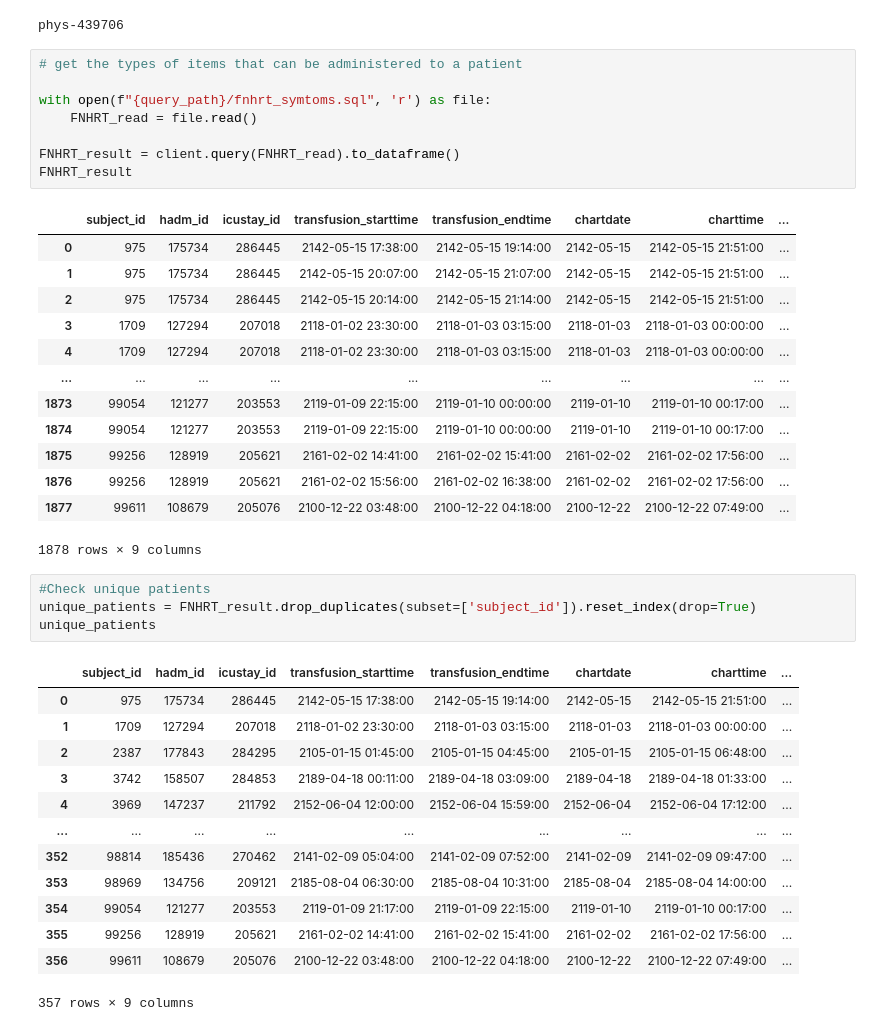
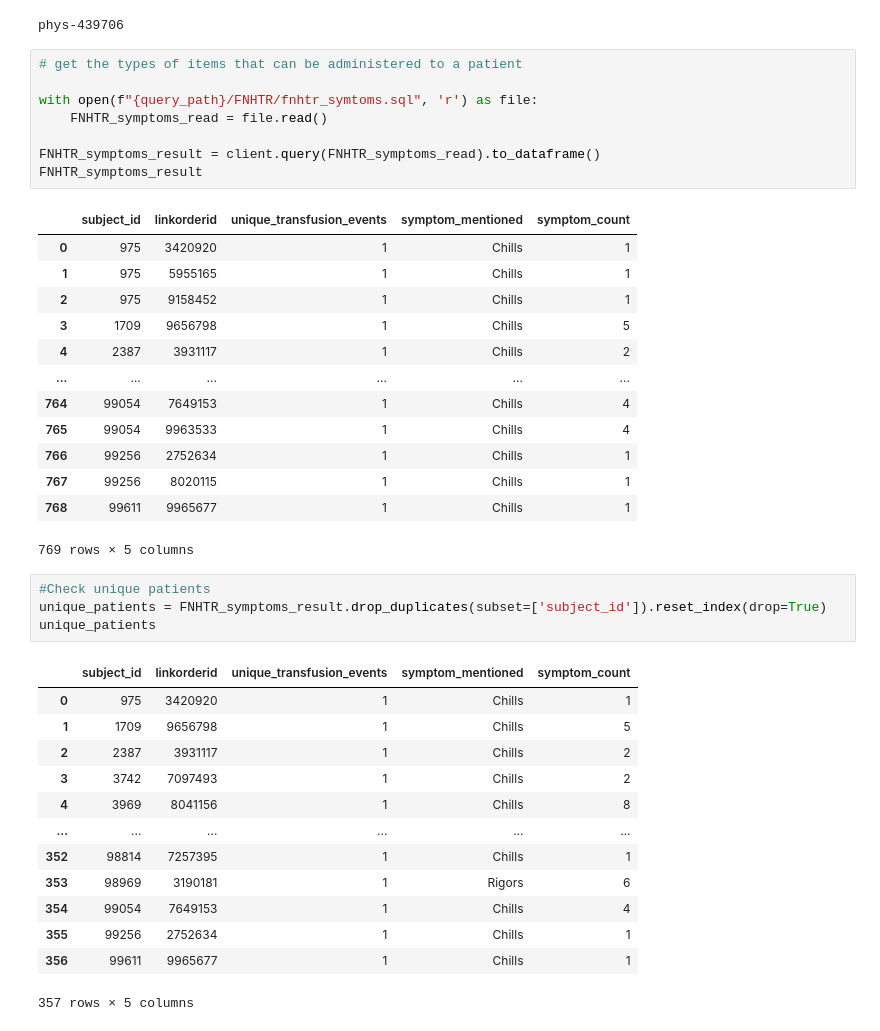
Before and after one commit to kmorhun/tranfusion-reactions, a Jupyter notebook: exploratory_data_analysis/fnhrt_symptoms.ipynb, the cells around one changed output. Saved outputs shown, nothing was run; the diff lists cells and outputs as text.

```diff
--- a/exploratory_data_analysis/fnhrt_symptoms.ipynb
+++ b/exploratory_data_analysis/fnhrt_symptoms.ipynb
@@ -18,42 +18,42 @@ phys-439706
 # %%
 # get the types of items that can be administered to a patient
 
-with open(f"{query_path}/fnhrt_symtoms.sql", 'r') as file:
-    FNHRT_read = file.read()
+with open(f"{query_path}/FNHTR/fnhtr_symtoms.sql", 'r') as file:
+    FNHTR_symptoms_read = file.read()
 
-FNHRT_result = client.query(FNHRT_read).to_dataframe()
-FNHRT_result
+FNHTR_symptoms_result = client.query(FNHTR_symptoms_read).to_dataframe()
+FNHTR_symptoms_result
 # %% [output]
-|  | subject_id | hadm_id | icustay_id | transfusion_starttime | transfusion_endtime | chartdate | charttime | ... |
-| 0 | 975 | 175734 | 286445 | 2142-05-15 17:38:00 | 2142-05-15 19:14:00 | 2142-05-15 | 2142-05-15 21:51:00 | ... |
-| 1 | 975 | 175734 | 286445 | 2142-05-15 20:07:00 | 2142-05-15 21:07:00 | 2142-05-15 | 2142-05-15 21:51:00 | ... |
-| 2 | 975 | 175734 | 286445 | 2142-05-15 20:14:00 | 2142-05-15 21:14:00 | 2142-05-15 | 2142-05-15 21:51:00 | ... |
-| 3 | 1709 | 127294 | 207018 | 2118-01-02 23:30:00 | 2118-01-03 03:15:00 | 2118-01-03 | 2118-01-03 00:00:00 | ... |
-| 4 | 1709 | 127294 | 207018 | 2118-01-02 23:30:00 | 2118-01-03 03:15:00 | 2118-01-03 | 2118-01-03 00:00:00 | ... |
-| ... | ... | ... | ... | ... | ... | ... | ... | ... |
-| 1873 | 99054 | 121277 | 203553 | 2119-01-09 22:15:00 | 2119-01-10 00:00:00 | 2119-01-10 | 2119-01-10 00:17:00 | ... |
-| 1874 | 99054 | 121277 | 203553 | 2119-01-09 22:15:00 | 2119-01-10 00:00:00 | 2119-01-10 | 2119-01-10 00:17:00 | ... |
-| 1875 | 99256 | 128919 | 205621 | 2161-02-02 14:41:00 | 2161-02-02 15:41:00 | 2161-02-02 | 2161-02-02 17:56:00 | ... |
-| 1876 | 99256 | 128919 | 205621 | 2161-02-02 15:56:00 | 2161-02-02 16:38:00 | 2161-02-02 | 2161-02-02 17:56:00 | ... |
-| 1877 | 99611 | 108679 | 205076 | 2100-12-22 03:48:00 | 2100-12-22 04:18:00 | 2100-12-22 | 2100-12-22 07:49:00 | ... |
+|  | subject_id | linkorderid | unique_transfusion_events | symptom_mentioned | symptom_count |
+| 0 | 975 | 3420920 | 1 | Chills | 1 |
+| 1 | 975 | 5955165 | 1 | Chills | 1 |
+| 2 | 975 | 9158452 | 1 | Chills | 1 |
+| 3 | 1709 | 9656798 | 1 | Chills | 5 |
+| 4 | 2387 | 3931117 | 1 | Chills | 2 |
+| ... | ... | ... | ... | ... | ... |
+| 764 | 99054 | 7649153 | 1 | Chills | 4 |
+| 765 | 99054 | 9963533 | 1 | Chills | 4 |
+| 766 | 99256 | 2752634 | 1 | Chills | 1 |
+| 767 | 99256 | 8020115 | 1 | Chills | 1 |
+| 768 | 99611 | 9965677 | 1 | Chills | 1 |
-1878 rows × 9 columns
+769 rows × 5 columns
 # %%
 #Check unique patients
-unique_patients = FNHRT_result.drop_duplicates(subset=['subject_id']).reset_index(drop=True)
+unique_patients = FNHTR_symptoms_result.drop_duplicates(subset=['subject_id']).reset_index(drop=True)
 unique_patients
 # %% [output]
-|  | subject_id | hadm_id | icustay_id | transfusion_starttime | transfusion_endtime | chartdate | charttime | ... |
-| 0 | 975 | 175734 | 286445 | 2142-05-15 17:38:00 | 2142-05-15 19:14:00 | 2142-05-15 | 2142-05-15 21:51:00 | ... |
-| 1 | 1709 | 127294 | 207018 | 2118-01-02 23:30:00 | 2118-01-03 03:15:00 | 2118-01-03 | 2118-01-03 00:00:00 | ... |
-| 2 | 2387 | 177843 | 284295 | 2105-01-15 01:45:00 | 2105-01-15 04:45:00 | 2105-01-15 | 2105-01-15 06:48:00 | ... |
-| 3 | 3742 | 158507 | 284853 | 2189-04-18 00:11:00 | 2189-04-18 03:09:00 | 2189-04-18 | 2189-04-18 01:33:00 | ... |
-| 4 | 3969 | 147237 | 211792 | 2152-06-04 12:00:00 | 2152-06-04 15:59:00 | 2152-06-04 | 2152-06-04 17:12:00 | ... |
-| ... | ... | ... | ... | ... | ... | ... | ... | ... |
-| 352 | 98814 | 185436 | 270462 | 2141-02-09 05:04:00 | 2141-02-09 07:52:00 | 2141-02-09 | 2141-02-09 09:47:00 | ... |
-| 353 | 98969 | 134756 | 209121 | 2185-08-04 06:30:00 | 2185-08-04 10:31:00 | 2185-08-04 | 2185-08-04 14:00:00 | ... |
-| 354 | 99054 | 121277 | 203553 | 2119-01-09 21:17:00 | 2119-01-09 22:15:00 | 2119-01-10 | 2119-01-10 00:17:00 | ... |
-| 355 | 99256 | 128919 | 205621 | 2161-02-02 14:41:00 | 2161-02-02 15:41:00 | 2161-02-02 | 2161-02-02 17:56:00 | ... |
-| 356 | 99611 | 108679 | 205076 | 2100-12-22 03:48:00 | 2100-12-22 04:18:00 | 2100-12-22 | 2100-12-22 07:49:00 | ... |
+|  | subject_id | linkorderid | unique_transfusion_events | symptom_mentioned | symptom_count |
+| 0 | 975 | 3420920 | 1 | Chills | 1 |
+| 1 | 1709 | 9656798 | 1 | Chills | 5 |
+| 2 | 2387 | 3931117 | 1 | Chills | 2 |
+| 3 | 3742 | 7097493 | 1 | Chills | 2 |
+| 4 | 3969 | 8041156 | 1 | Chills | 8 |
+| ... | ... | ... | ... | ... | ... |
+| 352 | 98814 | 7257395 | 1 | Chills | 1 |
+| 353 | 98969 | 3190181 | 1 | Rigors | 6 |
+| 354 | 99054 | 7649153 | 1 | Chills | 4 |
+| 355 | 99256 | 2752634 | 1 | Chills | 1 |
+| 356 | 99611 | 9965677 | 1 | Chills | 1 |
-357 rows × 9 columns
+357 rows × 5 columns
 # %%
 # Calculate counts of 'Chills' vs 'Rigors' for unique patients
```
Also changed, not shown: parts of 4 cells of this notebook, 13 other files.
